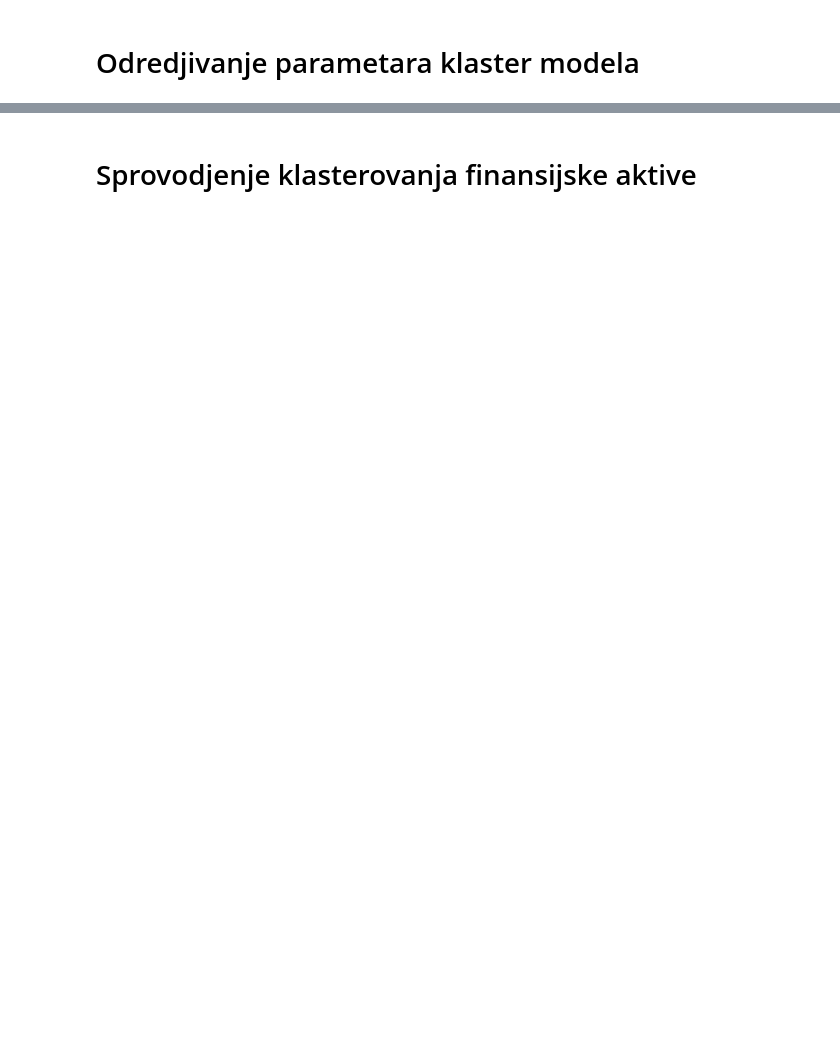
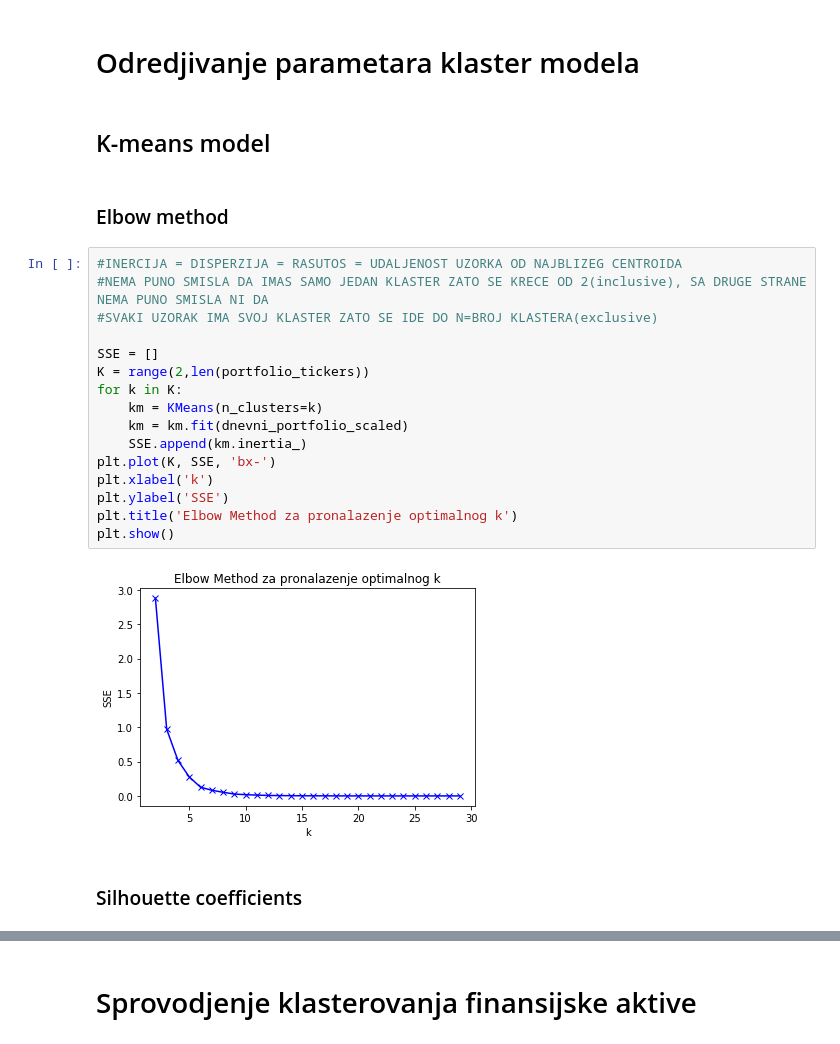
Before and after one commit to AI-PROJECTS-ORGANIZATION/Klasterovanje-finansijske-aktive, a Jupyter notebook: Klasterovanje finansijske aktive.ipynb, the cells around one changed output, grey strips where cells are left out. Cells and saved outputs as stored; diff of their text form; blank space fills up the shorter version.

Commit message:
k means

```diff
--- a/Klasterovanje finansijske aktive.ipynb
+++ b/Klasterovanje finansijske aktive.ipynb
@@ -264,2 +258,26 @@ array([[-0.37790942, -0.37592607, -0.37760157, -0.37542773, -0.39029398,
 # %% [markdown]
 # Odredjivanje parametara klaster modela
+# %% [markdown]
+## K-means model
+# %% [markdown]
+### Elbow method
+# %%
+#INERCIJA = DISPERZIJA = RASUTOS = UDALJENOST UZORKA OD NAJBLIZEG CENTROIDA
+#NEMA PUNO SMISLA DA IMAS SAMO JEDAN KLASTER ZATO SE KRECE OD 2(inclusive), SA DRUGE STRANE NEMA PUNO SMISLA NI DA
+#SVAKI UZORAK IMA SVOJ KLASTER ZATO SE IDE DO N=BROJ KLASTERA(exclusive)
+
+SSE = []
+K = range(2,len(portfolio_tickers))
+for k in K:
+    km = KMeans(n_clusters=k)
+    km = km.fit(dnevni_portfolio_scaled)
+    SSE.append(km.inertia_)
+plt.plot(K, SSE, 'bx-')
+plt.xlabel('k')
+plt.ylabel('SSE')
+plt.title('Elbow Method za pronalazenje optimalnog k')
+plt.show()
+# %% [output]
+[figure, added]
+# %% [markdown]
+### Silhouette coefficients
```
Also changed, not shown: parts of 10 cells of this notebook.
